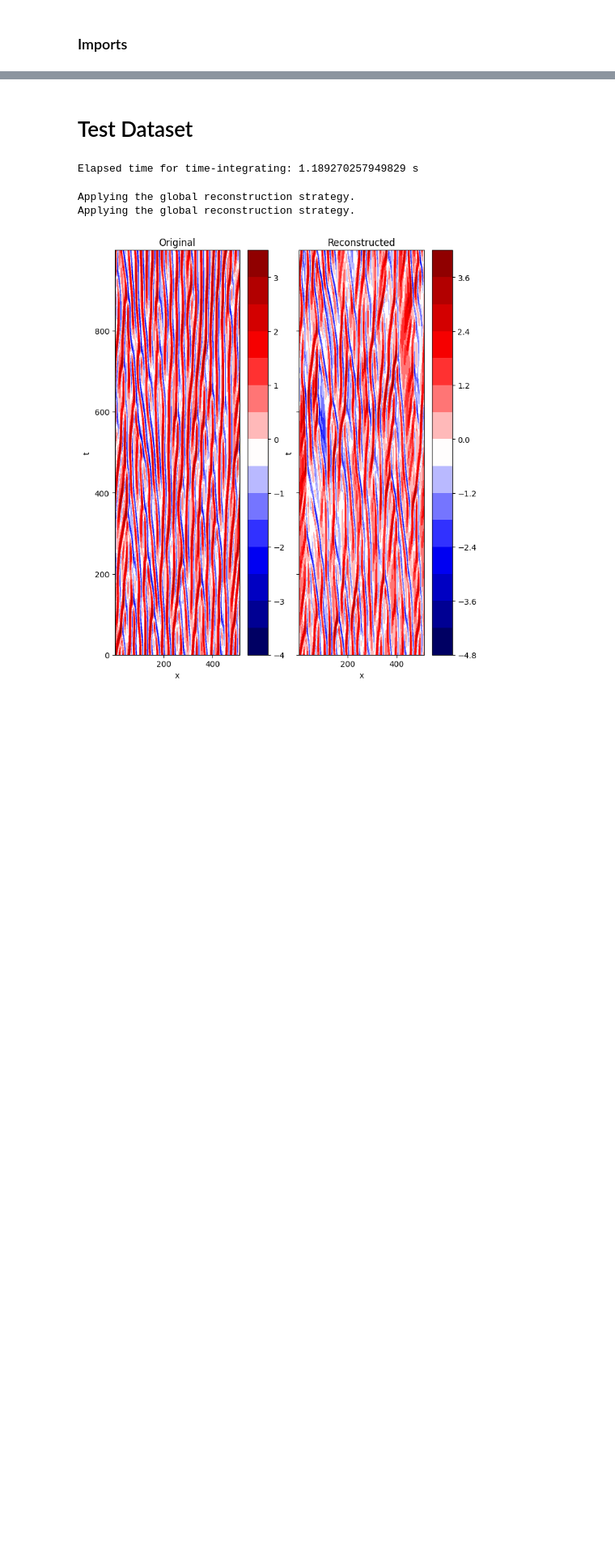
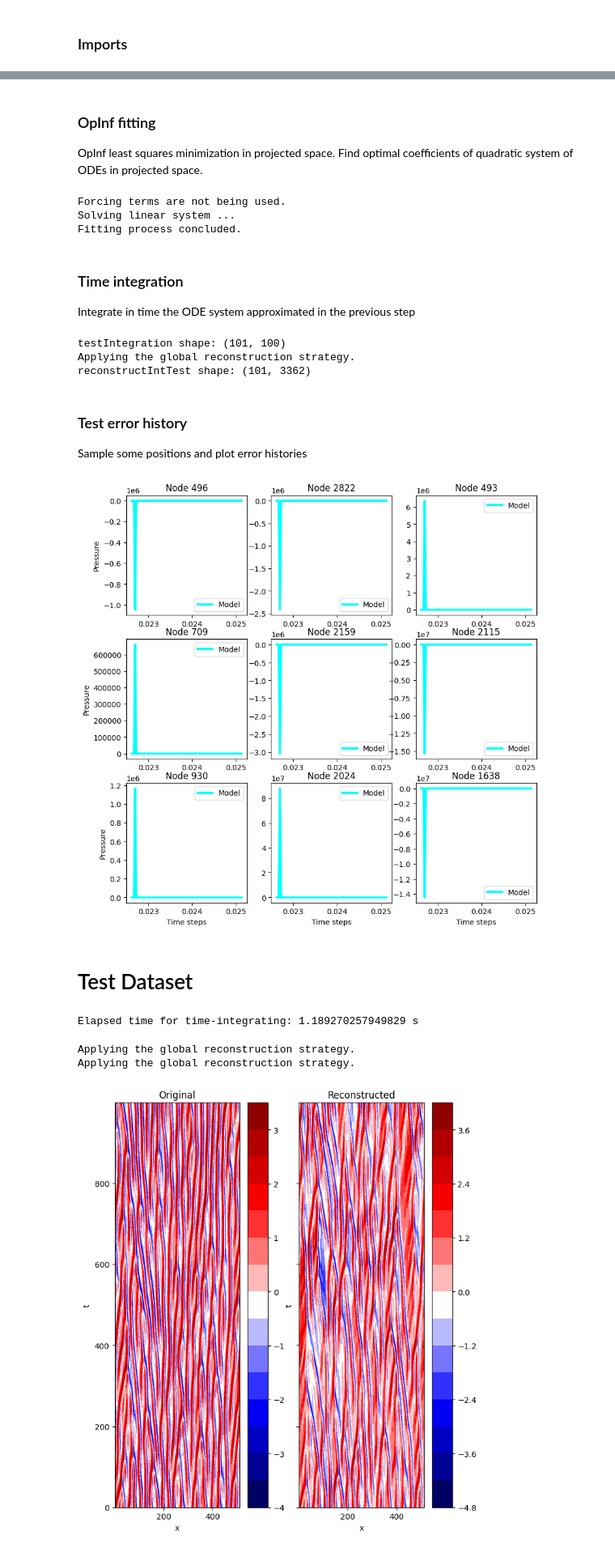
Before and after one commit to LucasMSpereira/acousticPINNs, a Jupyter notebook: python/OpInf.ipynb, the cells around one changed output, grey strips where cells are left out. Shown at 81% size. Cells and saved outputs as stored; diff of their text form; code cells hidden in the pictures; blank space fills up the shorter version.

Commit message:
least squares, integration and plotting

```diff
--- a/python/OpInf.ipynb
+++ b/python/OpInf.ipynb
@@ -477,3 +141,64 @@ for sample in samples:
+# %% [markdown]
+### OpInf fitting
+OpInf least squares minimization in projected space. Find optimal coefficients of quadratic system of ODEs in projected space.
+# %%
+opInfObject = OpInf(bias_rescale = 1e-15, solver = 'lstsq', parallel = None)
+# KS_op.set(lambda_linear = lambda_linear, lambda_quadratic = lambda_quadratic)
+opInfObject.fit(input_data = dataTrain, target_data = dataDerivativeTrain)
+# %% [output]
+Forcing terms are not being used.
+Solving linear system ...
+Fitting process concluded.
+# %% [markdown]
+### Time integration
+Integrate in time the ODE system approximated in the previous step
+# %%
+opInfObject.construct_K_op()
+rightOperator = ClassWrapper(opInfObject)
+solver = LSODA(rightOperator)
+# Start in the last step of the training split, and integrate through the test split
+testIntegration = solver.run(dataTrain[-1], timeTest)
+# Integrate through train split for plotting purposes
+# trainIntegration = solver.run(dataTrain[0], timeTrain)
+# output is matrix with 'test time steps' rows and
+# 'embedded dimensions' columns. Represents field evolution
+# throughout time steps in test split (in projected space)
+print(f"testIntegration shape: {testIntegration.shape}")
+# Checking shape of train integrated data
+# print(f"trainIntegration shape: {trainIntegration.shape}")
+# After time integration, return to original high dimensional space
+reconstructIntTest = pipeline.reconstruct_data(data = testIntegration)
+# reconstructIntTrain = pipeline.reconstruct_data(data = trainIntegration)
+print(f"reconstructIntTest shape: {reconstructIntTest.shape}")
+# print(f"reconstructIntTrain shape: {reconstructIntTrain.shape}")
+# %% [output]
+testIntegration shape: (101, 100)
+Applying the global reconstruction strategy.
+reconstructIntTest shape: (101, 3362)
+# %% [markdown]
+### Test error history
+Sample some positions and plot error histories
+# %%
+# choose random points in physical domain
+points = random.sample(range(opInfData.shape[1]), k = 9)
+# create figure. 'ax' is (3, 3) array of Axes
+fig, ax = plt.subplots(3, 3, figsize = (10, 10))
+# iterate in subplots
+for (plotID, (axis, point)) in enumerate(zip(ax.flatten(), points)):
+  axis.plot(timeTest, opInfData[-timeTest.shape[0]:, point],
+    label = "Data", color = 'green', linewidth = 3
+  )
+  axis.plot(timeTest, reconstructIntTest[-timeTest.shape[0]:, point],
+    label = "Model", color = 'cyan', linewidth = 3
+  )
+  axis.set_title(f"Node {point}")
+  axis.legend()
+  if plotID in [6, 7, 8]:
+    axis.set_xlabel("Time steps")
+  elif plotID in [0, 3, 6]:
+    axis.set_ylabel("Pressure")
+# %% [output]
+[figure, added]
 # %% [markdown]
 # Test Dataset
 # %%
```
Also changed, not shown: parts of 36 cells of this notebook.
